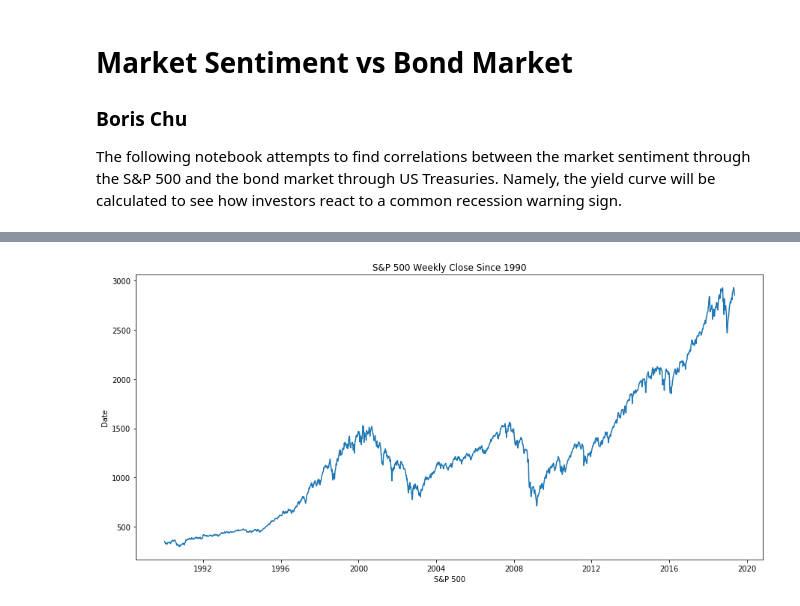
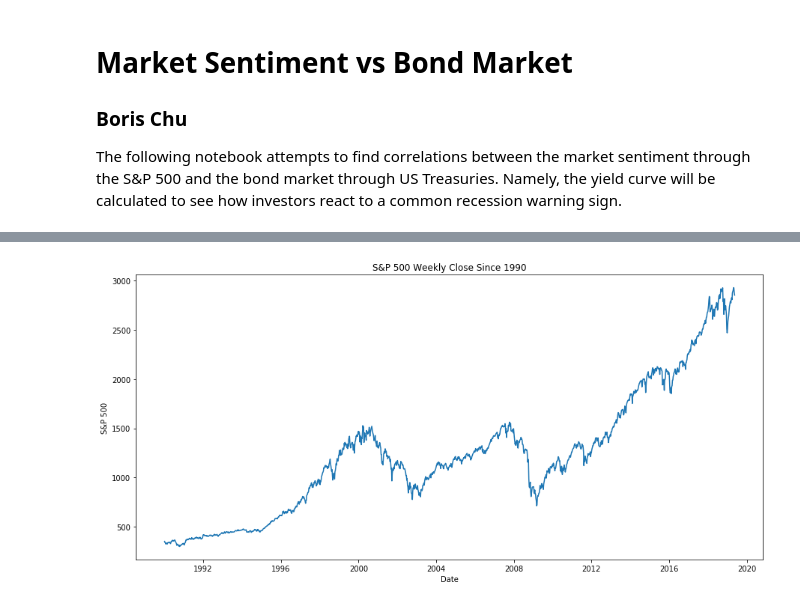
Before and after one commit to borischu/Market-Sentiment-vs-Bond-Market, a Jupyter notebook: Market Sentiment vs Bond Market.ipynb, the cells around one changed output, grey strips where cells are left out. Saved outputs shown, nothing was run; the diff lists cells and outputs as text; code cells hidden in the pictures.

```diff
--- a/Market Sentiment vs Bond Market.ipynb
+++ b/Market Sentiment vs Bond Market.ipynb
@@ -47,9 +36,9 @@ display(df)
 # %%
 plt.plot(df['S&P 500 Weekly Close'])
-plt.xlabel('S&P 500')
-plt.ylabel('Date')
+plt.xlabel('Date')
+plt.ylabel('S&P 500')
 plt.title('S&P 500 Weekly Close Since 1990')
 plt.rcParams['figure.figsize'] = [15, 7]
 plt.show()
 # %% [output]
-[figure, old version]
+[figure, new version]
```
Also changed, not shown: parts of 1 cell of this notebook.
